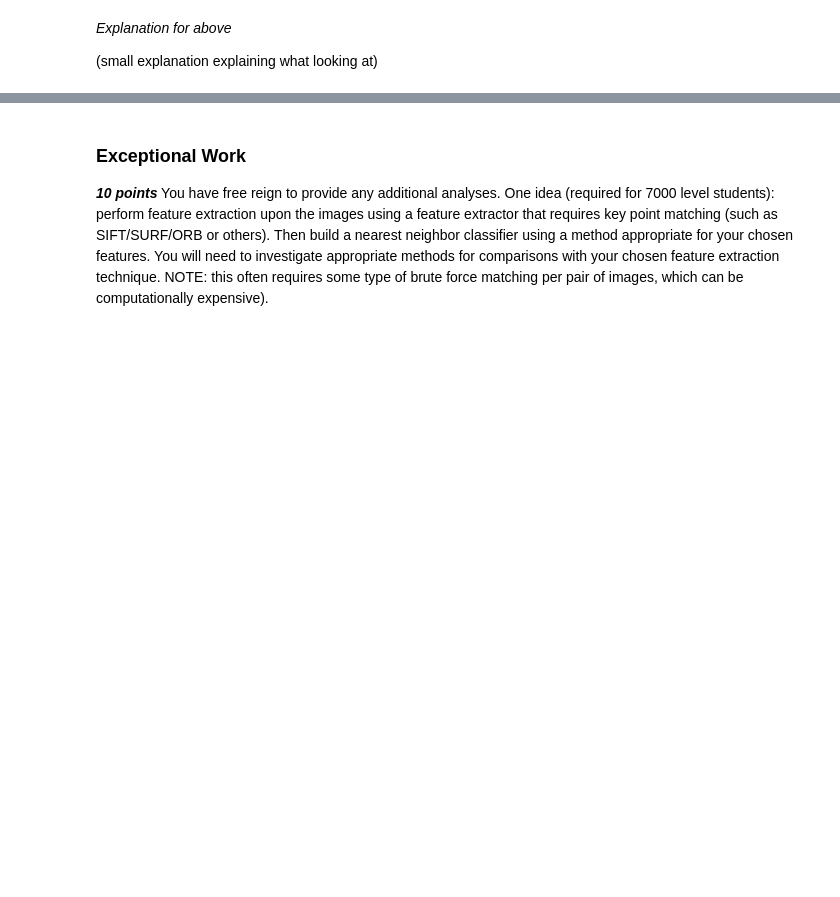
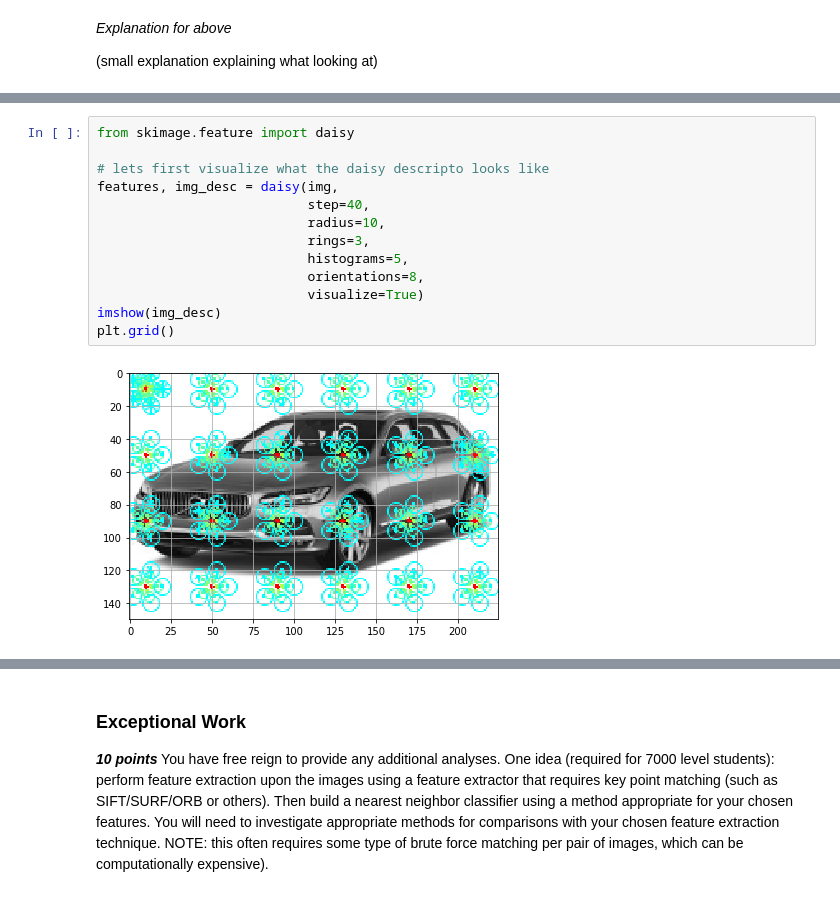
Before and after one commit to skylert7/Machine_Learning_SMU, a Jupyter notebook: Lab2.ipynb, the cells around one changed output, grey strips where cells are left out. Cells and saved outputs as stored; diff of their text form; blank space fills up the shorter version.

```diff
--- a/Lab2.ipynb
+++ b/Lab2.ipynb
@@ -388,0 +385,15 @@ RuntimeError: In FT2Font: Can not load face.
+# %%
+from skimage.feature import daisy
+
+# lets first visualize what the daisy descripto looks like
+features, img_desc = daisy(img,
+                           step=40,
+                           radius=10,
+                           rings=3,
+                           histograms=5,
+                           orientations=8,
+                           visualize=True)
+imshow(img_desc)
+plt.grid()
+# %% [output]
+[figure, added]
```
Also changed, not shown: parts of 28 cells of this notebook.
